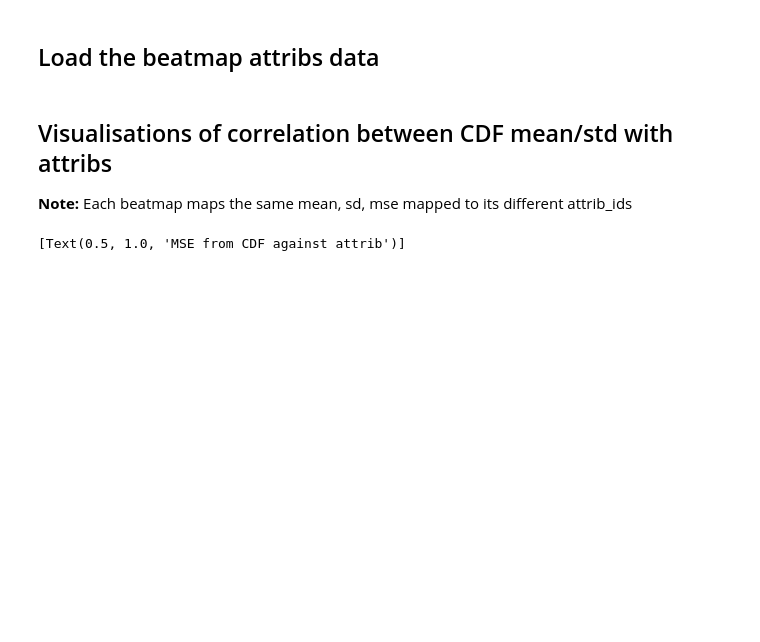
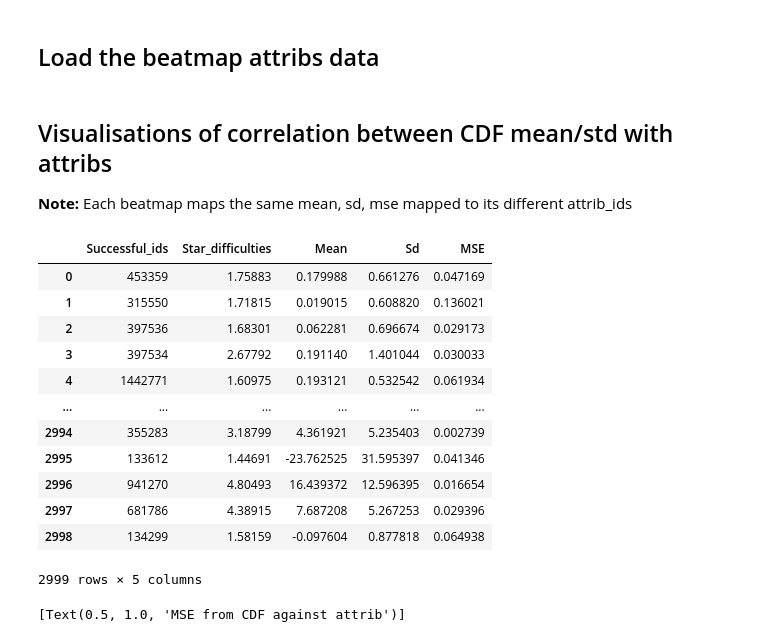
Before and after one commit to the-data-science-union/DSU-S2021-mlpp, a Jupyter notebook: exploration/5. score_criteria_reevaluation/2. m1_sigmoid_cdf_fitting.ipynb, the cells around one changed output. Drawn from its saved outputs; the diff is of its cells as text; code cells hidden in the pictures; blank space fills up the shorter version.

```diff
--- a/exploration/5. score_criteria_reevaluation/2. m1_sigmoid_cdf_fitting.ipynb
+++ b/exploration/5. score_criteria_reevaluation/2. m1_sigmoid_cdf_fitting.ipynb
@@ -103,4 +103,4 @@ average mse for all is: 0.03714103365264085
 # %%
 bm_attribs_data = {}
 for i in bm_ids:
-    bm_attribs_data[i] = list(db['osu_beatmap_attribs'].find({"beatmap_id": i}, {"_id": 0, "attrib_id": 1}))
+    bm_attribs_data[i] = list(db['osu_beatmap_attribs'].find({"beatmap_id": i, "mods": 0, "attrib_id":17}, {"_id": 0, "value": 1}))
@@ -108,18 +112,39 @@ for i in bm_ids:
 ## Visualisations of correlation between CDF mean/std with attribs
 **Note:** Each beatmap maps the same mean, sd, mse mapped to its different attrib_ids
 # %%
+# creating a dataframe with rows as bm_ids and columns as mean, std, mse, and star difficulties
 attrib_array = []
 mean_array = []
 sd_array = []
 mse_array = []
 successful_ids = [bm for bm in bm_ids if bm not in unsuccessful_bm.keys()]
 for bm in successful_ids:
-    n = len(bm_attribs_data[bm])
-    for i in range(n):
-        attrib_array.append(bm_attribs_data[bm][i]["attrib_id"])
-        mean_array.append(fitted_curves_with_errors[bm][0][0])
-        sd_array.append(fitted_curves_with_errors[bm][0][1])
-        mse_array.append(fitted_curves_with_errors[bm][1])
+    attrib_array.append(bm_attribs_data[bm][0]["value"])
+    mean_array.append(fitted_curves_with_errors[bm][0][0])
+    sd_array.append(fitted_curves_with_errors[bm][0][1])
+    mse_array.append(fitted_curves_with_errors[bm][1])
+# %%
+new_df = pd.DataFrame(successful_ids)
+new_df["star"] = np.array(attrib_array)
+new_df["mean"] = np.array(mean_array)
+new_df["sd"] = np.array(sd_array)
+new_df["mse"] = np.array(mse_array)
+new_df.columns = ["Successful_ids", "Star_difficulties", "Mean", "Sd", "MSE"]
+new_df
+# %% [output]
+|  | Successful_ids | Star_difficulties | Mean | Sd | MSE |
+| 0 | 453359 | 1.75883 | 0.179988 | 0.661276 | 0.047169 |
+| 1 | 315550 | 1.71815 | 0.019015 | 0.608820 | 0.136021 |
+| 2 | 397536 | 1.68301 | 0.062281 | 0.696674 | 0.029173 |
+| 3 | 397534 | 2.67792 | 0.191140 | 1.401044 | 0.030033 |
+| 4 | 1442771 | 1.60975 | 0.193121 | 0.532542 | 0.061934 |
+| ... | ... | ... | ... | ... | ... |
+| 2994 | 355283 | 3.18799 | 4.361921 | 5.235403 | 0.002739 |
+| 2995 | 133612 | 1.44691 | -23.762525 | 31.595397 | 0.041346 |
+| 2996 | 941270 | 4.80493 | 16.439372 | 12.596395 | 0.016654 |
+| 2997 | 681786 | 4.38915 | 7.687208 | 5.267253 | 0.029396 |
+| 2998 | 134299 | 1.58159 | -0.097604 | 0.877818 | 0.064938 |
+2999 rows × 5 columns
 # %%
 fig, (ax1, ax2, ax3) = plt.subplots(1, 3, figsize = (15,5))
 ax1.scatter(attrib_array, mean_array)
```
Also changed, not shown: parts of 5 cells of this notebook.
